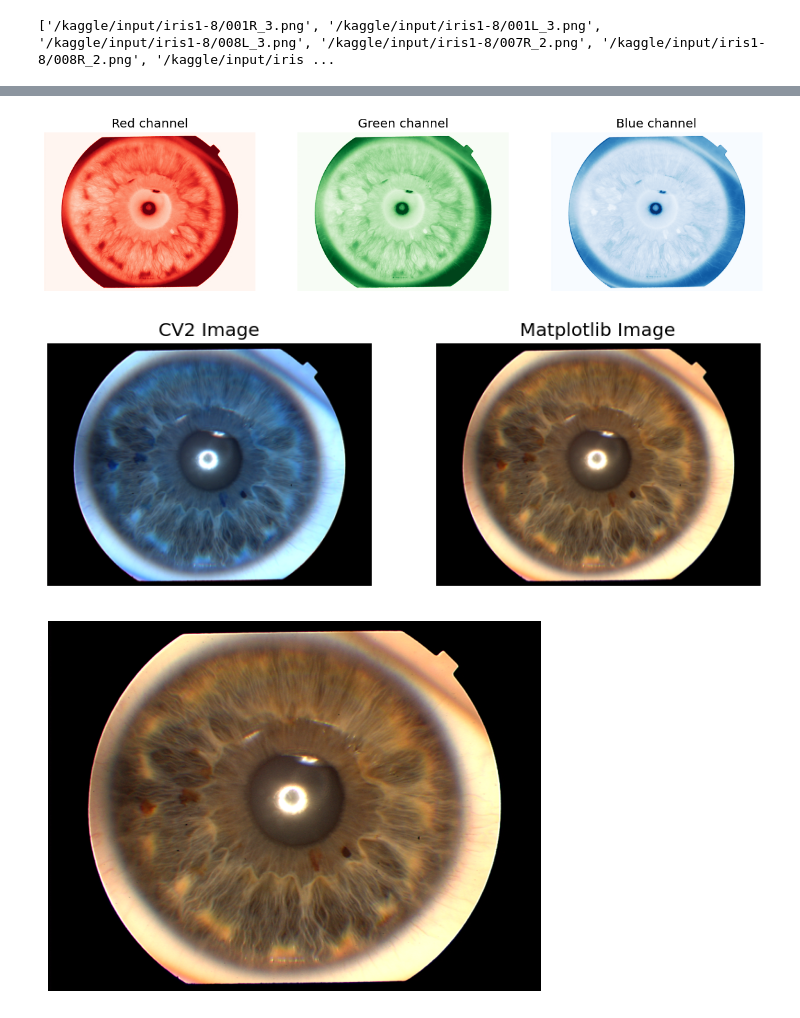
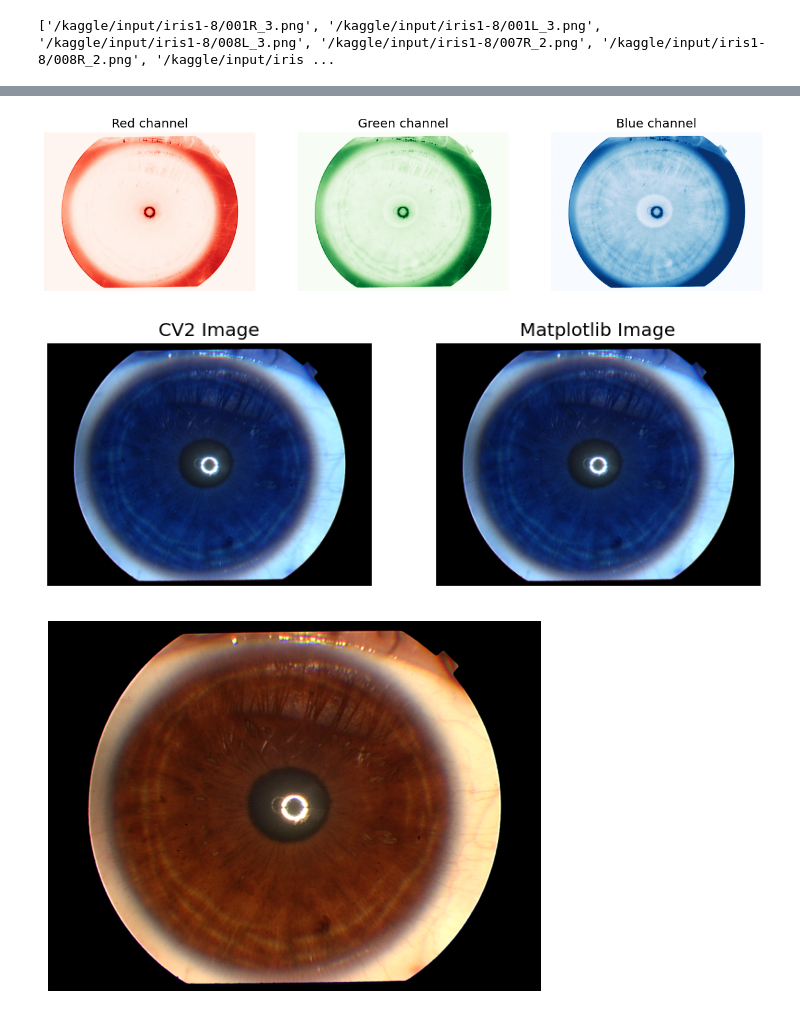
Before and after one commit to mohamedabi17/syst-me-biom-trique-d-identification-d-individus-par-l-iris, a Jupyter notebook: notebook414aa0588d.ipynb, the cells around one changed output, grey strips where cells are left out. Drawn from its saved outputs; the diff is of its cells as text; code cells hidden in the pictures.

```diff
--- a/notebook414aa0588d.ipynb
+++ b/notebook414aa0588d.ipynb
@@ -57,0 +52,3 @@ img_mpl.shape, img_cv2.shape
+# %%
+img_cv2 = cv2.imread('/kaggle/input/iris1-8/001R_1.png')
+img_cv2.shape
@@ -72,8 +121,8 @@ plt.show()
 # %%
 fig, axs = plt.subplots(1, 3, figsize=(15, 5))
-axs[0].imshow(img_mpl[:,:,0], cmap='Reds')
-axs[1].imshow(img_mpl[:,:,1], cmap='Greens')
-axs[2].imshow(img_mpl[:,:,2], cmap='Blues')
+axs[0].imshow(img_cv2[:,:,0], cmap='Reds')
+axs[1].imshow(img_cv2[:,:,1], cmap='Greens')
+axs[2].imshow(img_cv2[:,:,2], cmap='Blues')
 axs[0].axis('off')
 axs[1].axis('off')
 axs[2].axis('off')
@@ -82,18 +131,18 @@ axs[1].set_title('Green channel')
 axs[2].set_title('Blue channel')
 plt.show()
 # %% [output]
-[figure, old version]
+[figure, new version]
 # %%
 fig, axs = plt.subplots(1, 2, figsize=(10, 5))
 axs[0].imshow(img_cv2)
-axs[1].imshow(img_mpl)
+axs[1].imshow(img_cv2)
 axs[0].axis('off')
 axs[1].axis('off')
 axs[0].set_title('CV2 Image')
 axs[1].set_title('Matplotlib Image')
 plt.show()
 # %% [output]
-[figure, old version]
+[figure, new version]
 # %%
 # Converting from BGR to RGB
 img_cv2_rgb = cv2.cvtColor(img_cv2, cv2.COLOR_BGR2RGB)
@@ -101,5 +150,11 @@ fig, ax = plt.subplots()
 ax.imshow(img_cv2_rgb)
 ax.axis('off')
 plt.show()
+
+# Preprocess the new image (resize, normalize, etc.)
+# Replace 'new_image.jpg' with the filename of your new image
+new_image = cv2.imread('/kaggle/input/iris1-8/001L_1.png')
+# Apply the same preprocessing steps as used for training data
+# ...
 # %% [output]
-[figure, old version]
+[figure, new version]
```
Also changed, not shown: parts of 16 cells of this notebook.
